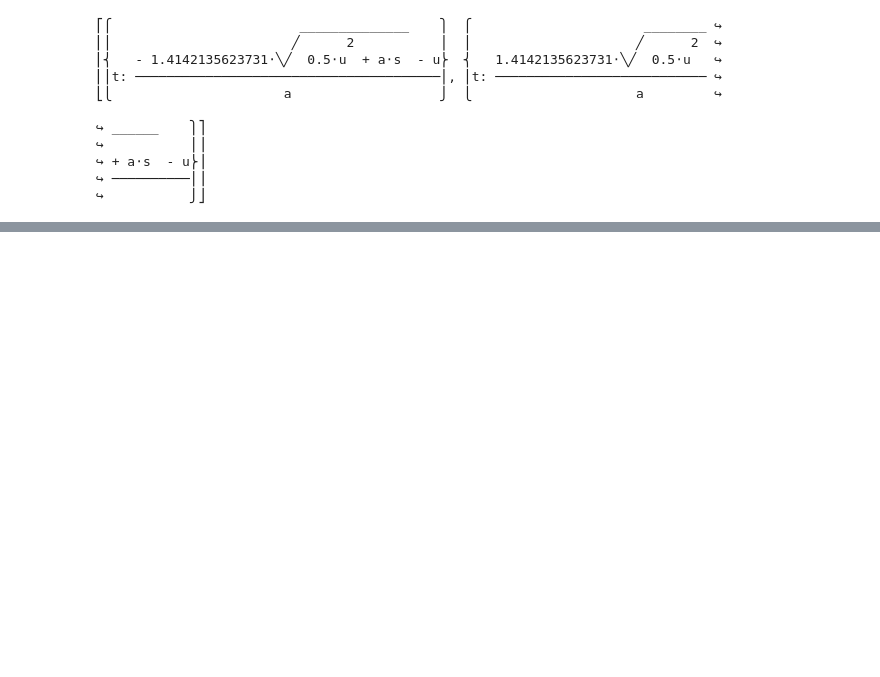
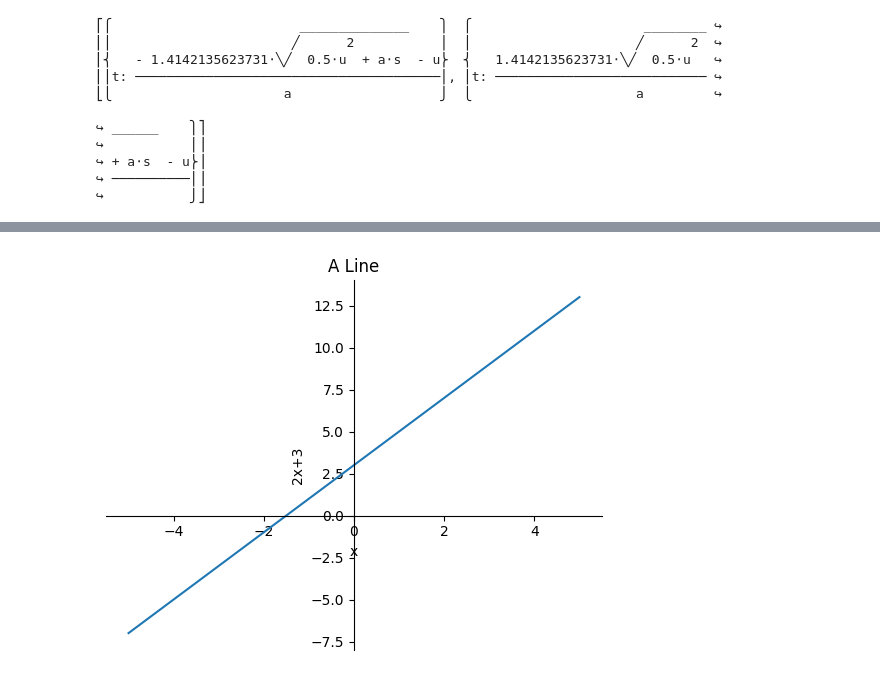
Before and after one commit to Saifullah785/doing-math-with-python-notes, a Jupyter notebook: Chapter_04_Algebra_and_Symbolic_Math_with_Sympy/Chapter_04_Algebra_and_Symbolic_Math_with_Sympy.ipynb, the cells around one changed output, grey strips where cells are left out. Drawn from its saved outputs; the diff is of its cells as text; code cells hidden in the pictures; blank space fills up the shorter version.

```diff
--- a/Chapter_04_Algebra_and_Symbolic_Math_with_Sympy/Chapter_04_Algebra_and_Symbolic_Math_with_Sympy.ipynb
+++ b/Chapter_04_Algebra_and_Symbolic_Math_with_Sympy/Chapter_04_Algebra_and_Symbolic_Math_with_Sympy.ipynb
@@ -541,0 +604,5 @@ pprint(t_expr)
+# %%
+# Save the plot object 'p' to a file named 'line.png'
+p.save('line.png')
+# %% [output]
+[figure, added]
```
Also changed, not shown: parts of 18 cells of this notebook.
